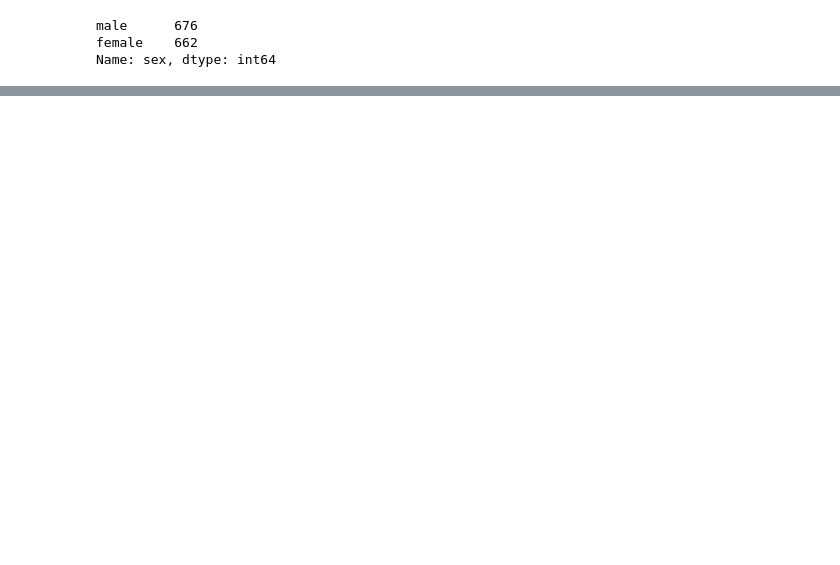
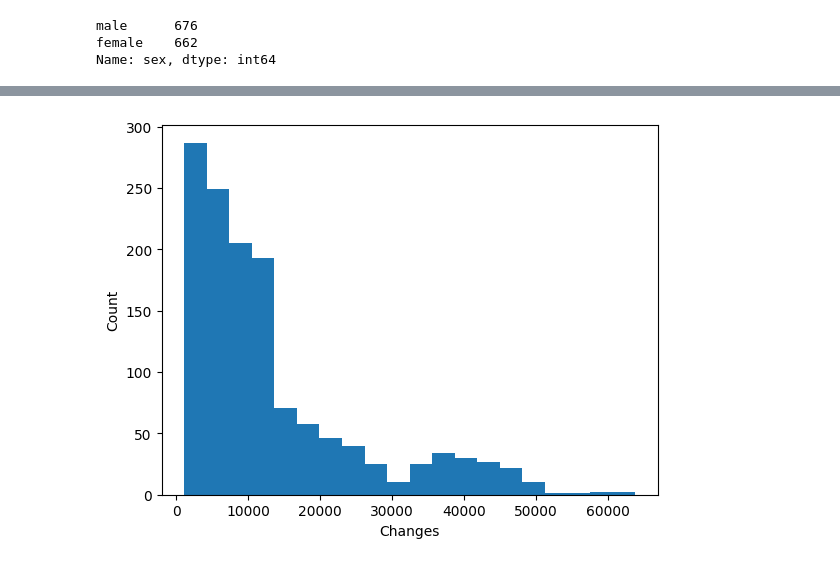
Before and after one commit to jbajr1982/jbajr1982.github.io, a Jupyter notebook: CodeAcademy_PortFolio_medical_insurance_costs.ipynb, the cells around one changed output, grey strips where cells are left out. Saved outputs shown, nothing was run; the diff lists cells and outputs as text; code cells hidden in the pictures; blank space fills up the shorter version.

```diff
--- a/CodeAcademy_PortFolio_medical_insurance_costs.ipynb
+++ b/CodeAcademy_PortFolio_medical_insurance_costs.ipynb
@@ -122,0 +161,7 @@ plt.show()
+# %%
+plt.hist(insurance['charges'], bins=20)
+plt.xlabel('Changes')
+plt.ylabel('Count')
+plt.show()
+# %% [output]
+[figure, added]
```
Also changed, not shown: parts of 19 cells of this notebook.
